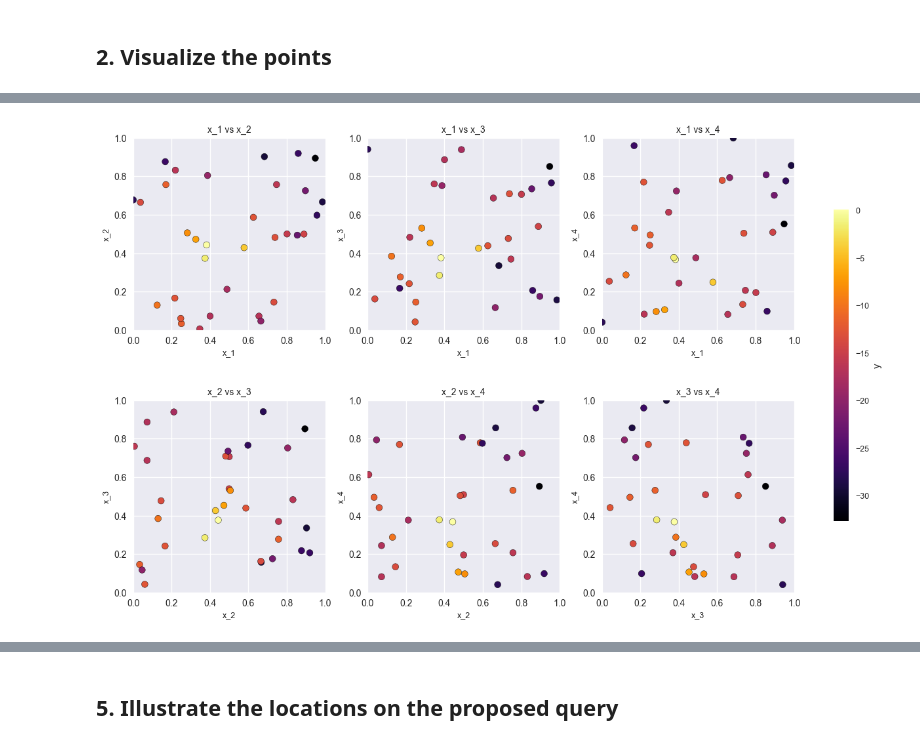
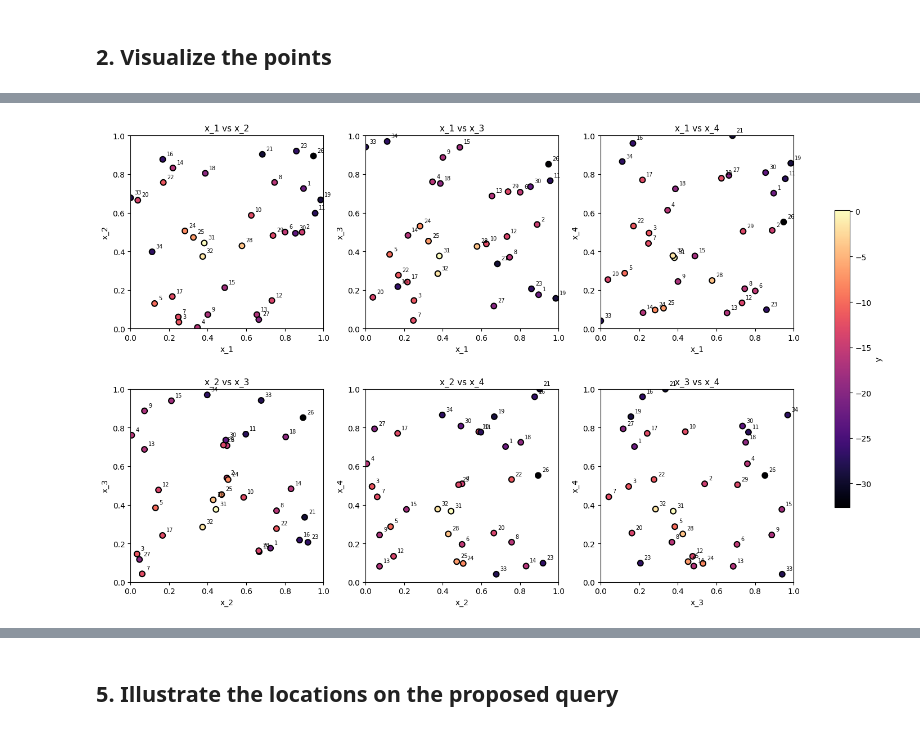
Before and after one commit to karefyllidis/black-box-optimization, a Jupyter notebook: notebooks/function_4_Warehouse-Logistics.ipynb, the cells around one changed output, grey strips where cells are left out. Saved outputs shown, nothing was run; the diff lists cells and outputs as text; code cells hidden in the pictures.

```diff
--- a/notebooks/function_4_Warehouse-Logistics.ipynb
+++ b/notebooks/function_4_Warehouse-Logistics.ipynb
@@ -155,0 +72,18 @@ y min value: -32.625660
+# %%
+IF_SHOW_PLOT      = True
+IF_EXPORT_PLOT    = False
+IF_EXPORT_QUERIES = True
+IF_APPEND_DATA    = False
+
+CONTOURF_LEVELS     = 30
+CONTOUR_LINE_LEVELS = 11
+CONTOUR_LINEWIDTH   = 1.0
+CONTOUR_LINESTYLE   = "-"
+CONTOUR_ALPHA       = 0.5
+SCATTER_EDGE_LW     = 1.5
+LEGEND_FONTSIZE     = 9
+LEGEND_LOC          = "upper right"
+LEGEND_FRAMEALPHA   = 0.95
+LEGEND_NCOL         = 7
+
+print('Control flags set')
@@ -177,26 +122,63 @@ min_dist = np.min(dists, axis=1)  # (n_cand,)
 # %%
-# 2D pairwise plots: all 6 pairs (x_1 vs x_2, x_1 vs x_3, x_1 vs x_4, x_2 vs x_3, x_2 vs x_4, x_3 vs x_4)
-fig2, axes = plt.subplots(2, 3, figsize=(12, 8), constrained_layout=True)
-axes = axes.ravel()
-pairs = [(0, 1, "x_1", "x_2"), (0, 2, "x_1", "x_3"), (0, 3, "x_1", "x_4"), (1, 2, "x_2", "x_3"), (1, 3, "x_2", "x_4"), (2, 3, "x_3", "x_4")]
-for ax, (i, j, li, lj) in zip(axes, pairs):
-    sc = ax.scatter(X[:, i], X[:, j], c=y, s=50, cmap="inferno", edgecolors="k")
-    style_axis(ax, xlabel=li, ylabel=lj, title=f"{li} vs {lj}", font_size_axis=DEFAULT_FONT_SIZE_AXIS, font_size_titles=DEFAULT_FONT_SIZE_TITLES)
-    ax.set_aspect("equal")
-    ax.set_xlim(0, 1)
-    ax.set_ylim(0, 1)
-sm = plt.cm.ScalarMappable(norm=plt.Normalize(y.min(), y.max()), cmap="inferno")
+pairs = [(0, 1, "x_1", "x_2"), (0, 2, "x_1", "x_3"), (0, 3, "x_1", "x_4"),
+         (1, 2, "x_2", "x_3"), (1, 3, "x_2", "x_4"), (2, 3, "x_3", "x_4")]
+
+fig2, axes = plt.subplots(2, 3, figsize=(14, 9), constrained_layout=True)
+axes_flat = axes.ravel()
+for ax, (i, j, li, lj) in zip(axes_flat, pairs):
+    sc = ax.scatter(X[:, i], X[:, j], c=y, s=50, cmap="magma", edgecolors="k", linewidths=SCATTER_EDGE_LW)
+    for idx in range(len(y)):
+        ax.text(X[idx, i] + 0.02, X[idx, j] + 0.02, str(idx + 1), fontsize=7, zorder=10)
+    ax.set_xlabel(li, fontsize=10); ax.set_ylabel(lj, fontsize=10)
+    ax.set_title(f"{li} vs {lj}", fontsize=11)
+    ax.set_aspect("equal"); ax.set_xlim(0, 1); ax.set_ylim(0, 1)
+sm = plt.cm.ScalarMappable(norm=plt.Normalize(y.min(), y.max()), cmap="magma")
 sm.set_array(y)
-cbar = fig2.colorbar(sm, ax=axes, shrink=0.6, label="y")
-cbar.ax.tick_params(labelsize=DEFAULT_FONT_SIZE_AXIS)
+cbar = fig2.colorbar(sm, ax=axes_flat.tolist(), shrink=0.6, label="y")
+cbar.ax.tick_params(labelsize=10)
 
 if IF_EXPORT_PLOT:
     out_dir = PLOT_EXPORT_DIR
     assert_not_under_initial_data(out_dir, project_root=repo_root)
     out_dir.mkdir(parents=True, exist_ok=True)
-    out_path_2d = out_dir / f"function_4_observations_2d_pairs.{DEFAULT_EXPORT_FORMAT}"
-    fig2.savefig(out_path_2d, dpi=DEFAULT_EXPORT_DPI, format=DEFAULT_EXPORT_FORMAT)
-    print("Plot saved to", out_path_2d)
+    fig2.savefig(out_dir / "function_4_observations_2d_pairs.png", dpi=150, bbox_inches="tight")
 if IF_SHOW_PLOT:
     plt.show()
+
+n_idw = n_grid_viz
+ug_idw = np.linspace(0, 1, n_idw)
+Ug_idw, Vg_idw = np.meshgrid(ug_idw, ug_idw)
+
+Y_idw_all = []
+for (i, j, li, lj) in pairs:
+    grid_2d = np.column_stack([Ug_idw.ravel(), Vg_idw.ravel()])
+    obs_2d  = np.column_stack([X[:, i], X[:, j]])
+    dist_gx = np.sqrt(((grid_2d[:, None, :] - obs_2d[None, :, :]) ** 2).sum(axis=2)) + 1e-12
+    w = 1.0 / (dist_gx ** 2)
+    Y_idw_all.append(((w * y[None, :]).sum(axis=1) / w.sum(axis=1)).reshape(Ug_idw.shape))
+
+_idw_min = min(np.nanmin(s) for s in Y_idw_all)
+_idw_max = max(np.nanmax(s) for s in Y_idw_all)
+if _idw_max <= _idw_min: _idw_max = _idw_min + 1e-10
+_idw_levels = np.linspace(_idw_min, _idw_max, CONTOURF_LEVELS)
+
+fig3, axes3 = plt.subplots(2, 3, figsize=(14, 9), constrained_layout=True)
+axes3_flat = axes3.ravel()
+for ax, (i, j, li, lj), Y_idw in zip(axes3_flat, pairs, Y_idw_all):
+    ax.contourf(Ug_idw, Vg_idw, Y_idw, levels=_idw_levels, cmap="magma")
+    ax.scatter(X[:, i], X[:, j], c='red', s=50, edgecolors="k", linewidths=SCATTER_EDGE_LW, zorder=2)
+    for idx in range(len(y)):
+        ax.text(X[idx, i] + 0.02, X[idx, j] + 0.02, str(idx + 1), fontsize=7, color="white", zorder=10)
+    ax.set_xlabel(li, fontsize=10); ax.set_ylabel(lj, fontsize=10)
+    ax.set_title(f"{li} vs {lj} (interpolated)", fontsize=11)
+    ax.set_aspect("equal"); ax.set_xlim(0, 1); ax.set_ylim(0, 1)
+sm3 = plt.cm.ScalarMappable(norm=plt.Normalize(_idw_min, _idw_max), cmap="magma")
+sm3.set_array([])
+cbar3 = fig3.colorbar(sm3, ax=axes3_flat.tolist(), shrink=0.6, label="y")
+cbar3.ax.tick_params(labelsize=10)
+
+if IF_EXPORT_PLOT:
+    fig3.savefig(out_dir / "function_4_observations_2d_pairs_interpolated.png", dpi=150, bbox_inches="tight")
+if IF_SHOW_PLOT:
+    plt.show()
 # %% [output]
@@ -204 +185 @@ Plot saved to /Users/nikolaskarefyllidis/Desktop/60_ML-AI/10 main optimization/1
-[figure, old version]
+[figure, new version]
```
Also changed, not shown: parts of 43 cells of this notebook, 1 other file.
